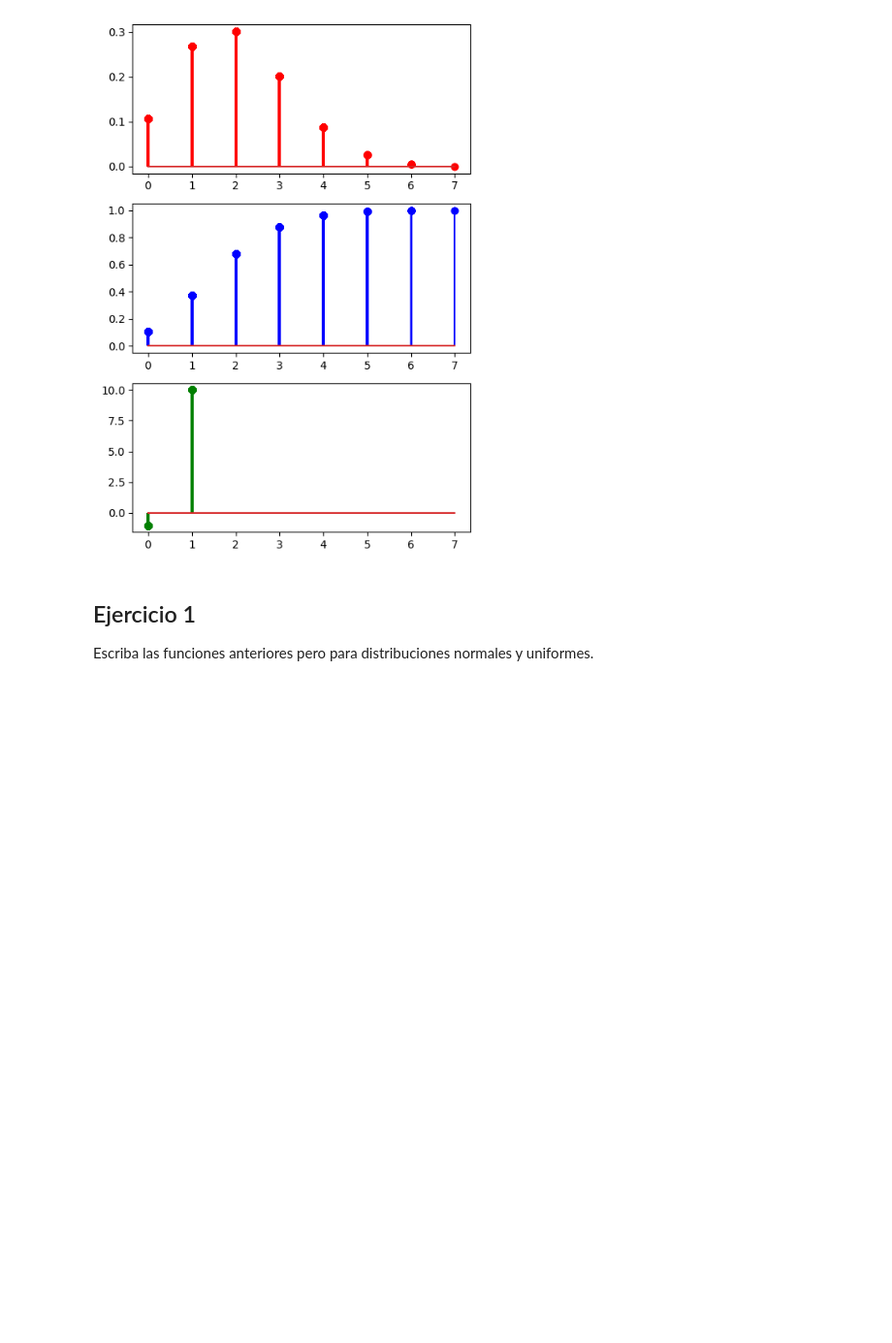
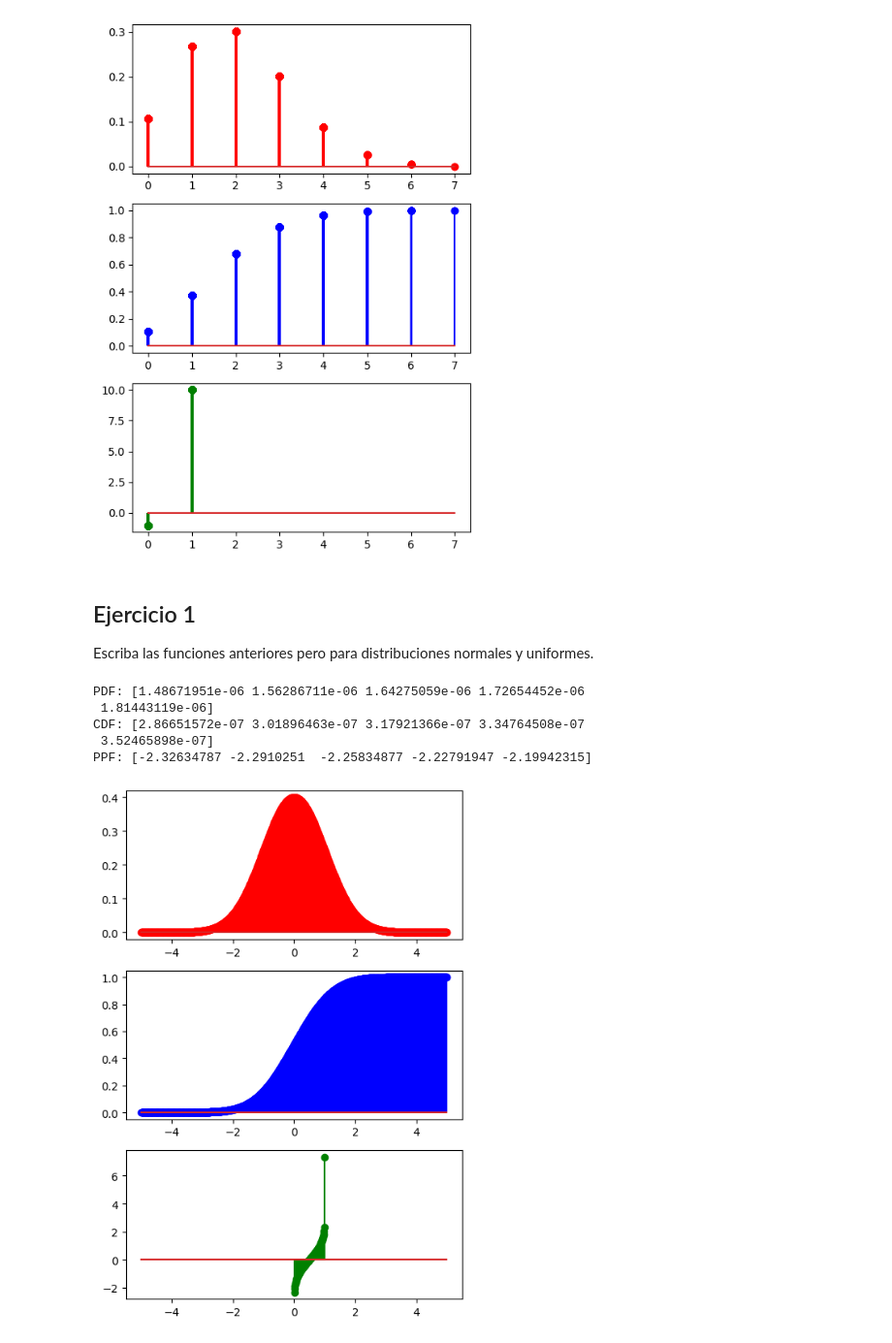
Before and after one commit to Adrian-Mas/Ejercicios_Distribucion_Probabilidad, a Jupyter notebook: notebook/problems.es.ipynb, the cells around one changed output. Shown at 97% size. Drawn from its saved outputs; the diff is of its cells as text; code cells hidden in the pictures; blank space fills up the shorter version.

```diff
--- a/notebook/problems.es.ipynb
+++ b/notebook/problems.es.ipynb
@@ -98,30 +109,92 @@ def dnorm(x, media = 0, std = 1):
     Calcula la estimación puntual de la distribución normal
     """
 
     result = norm.pdf(x, loc = media, scale = std)
 
     return result
 
 def pnorm(q, media = 0, std = 1):
     """
     Calcula el acumulado de la distribución normal
     """
     result = norm.cdf(q, loc = media, scale = std)
 
     return result
 
 def qnorm(p, media = 0, std = 1):
     """
     Calcula la función cuantil a partir de la distribución normal
     """
     result = norm.ppf(p, loc = media, scale = std)
 
     return result
 
 def rnorm(n, media = 0, std = 1):
     """
     Genera variables aleatorias a partir de la distribución normal
     """
     result = norm.rvs(size = n,  loc = media, scale = std)
 
     return result
+
+
+
+
+
+# Distribución normal(10, 0.2), dónde n = 10 es el número de ensayos y p = 0.2 es la probabilidad de éxito en un solo ensayo
+
+import numpy as np
+
+np.random.seed(42)
+
+media = 0
+std = 1
+data = np.arange(-5, 5, 0.01)
+
+# Calcular la densidad de probabilidad (PDF), la probabilidad acumulada (CDF) y el cuantil (PPF)
+pmf = dnorm(data, media=media, std=std)
+cdf = pnorm(data, media=media, std=std)
+ppf = qnorm(np.linspace(0.01, 0.99, len(data)), media=media, std=std)  # Generar valores entre 0 y 1 para PPF
+
+print("PDF:", pmf[:5])  # Imprimir solo los primeros 5 valores
+print("CDF:", cdf[:5])  # Imprimir solo los primeros 5 valores
+print("PPF:", ppf[:5])  # Imprimir solo los primeros 5 valores
+
+
+
+
+
+
+
+#GRAFICA
+
+import matplotlib.pyplot as plt
+
+np.random.seed(42)
+
+media = 0
+std = 1
+data = np.arange(-5, 5, 0.01)
+
+pmf = dnorm(data, media=media, std=std)
+cdf = pnorm(data, media=media, std=std)
+ppf = qnorm(data, media=media, std=std)
+
+fig, axis = plt.subplots(3, 1, figsize = (5, 7))
+
+axis[0].stem(data, pmf, "r-")
+axis[1].stem(data, cdf, "b-")
+axis[2].stem(data, ppf, "g-")
+
+# Adjust the layout
+plt.tight_layout()
+
+# Show the plot
+plt.show()
+# %% [output]
+PDF: [1.48671951e-06 1.56286711e-06 1.64275059e-06 1.72654452e-06
+ 1.81443119e-06]
+CDF: [2.86651572e-07 3.01896463e-07 3.17921366e-07 3.34764508e-07
+ 3.52465898e-07]
+PPF: [-2.32634787 -2.2910251  -2.25834877 -2.22791947 -2.19942315]
+[figure, added]
```
Also changed, not shown: parts of 4 cells of this notebook.
